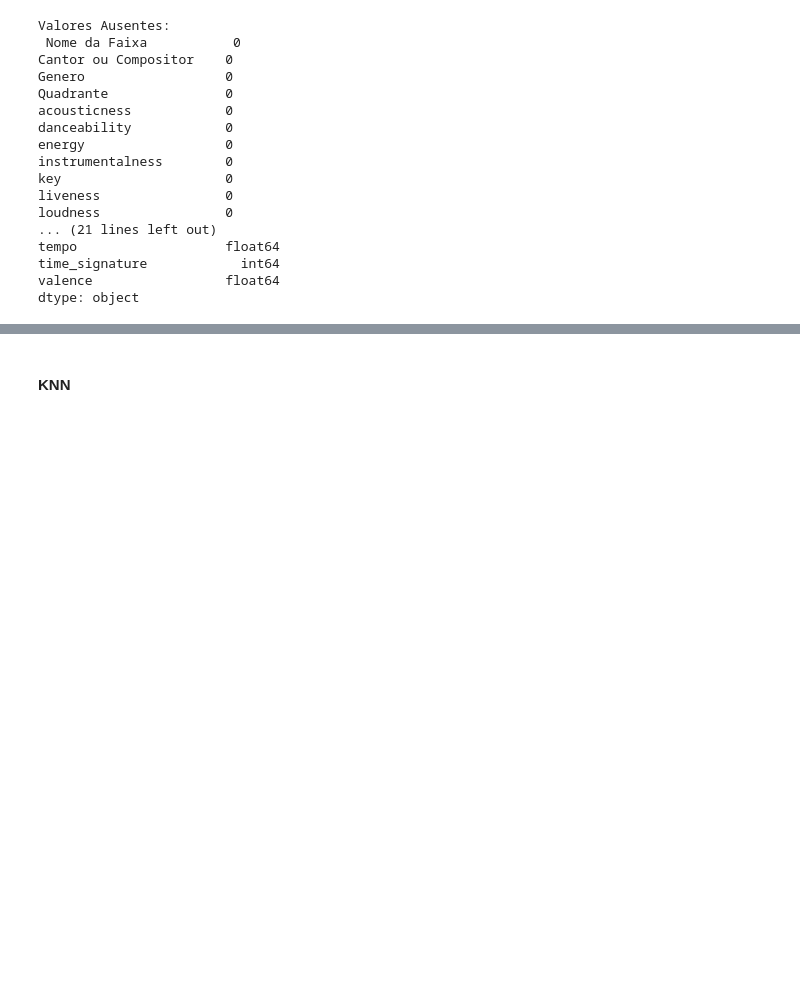
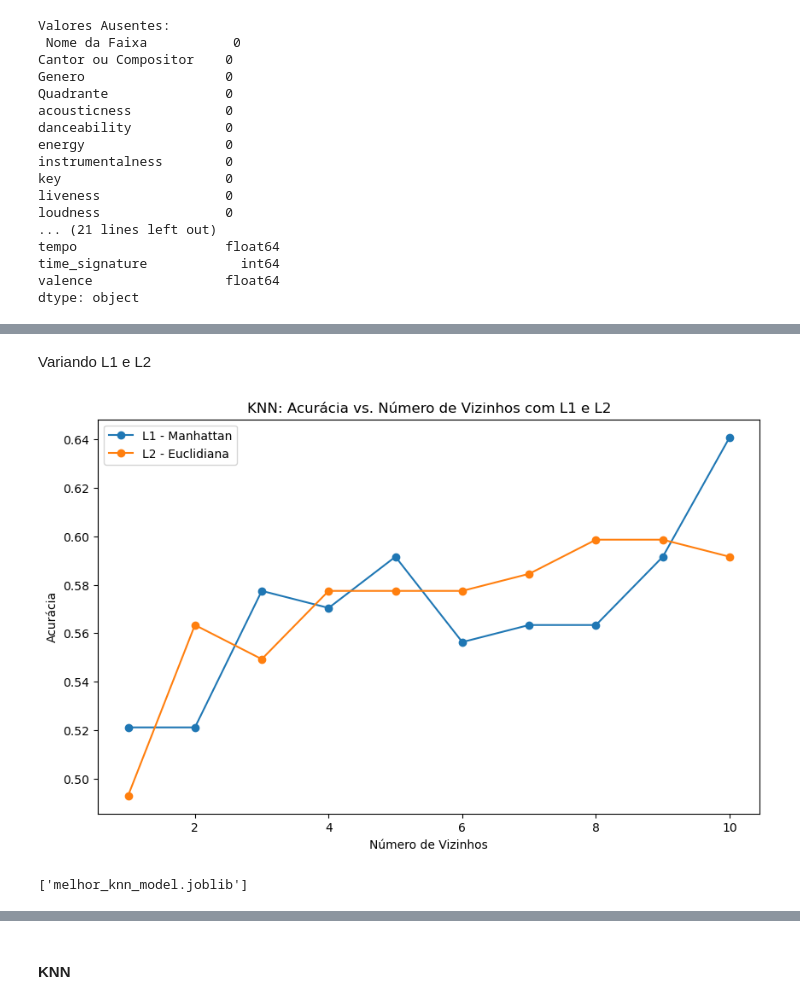
Before and after one commit to lubohen/eEDB-018, a Jupyter notebook: prj/CODES/SPOTIFY_API/DataPrep.ipynb, the cells around one changed output, grey strips where cells are left out. Saved outputs shown, nothing was run; the diff lists cells and outputs as text; code cells hidden in the pictures; blank space fills up the shorter version.

```diff
--- a/prj/CODES/SPOTIFY_API/DataPrep.ipynb
+++ b/prj/CODES/SPOTIFY_API/DataPrep.ipynb
@@ -58,0 +172,51 @@ X_train, X_test, y_train, y_test = train_test_split(X, y, test_size=0.2, random_
+# %% [markdown]
+Variando L1 e L2
+# %%
+from sklearn.neighbors import KNeighborsClassifier
+from sklearn.metrics import accuracy_score
+import matplotlib.pyplot as plt
+
+# Listas para armazenar os resultados
+neighbors_settings = range(1, 11)  # Testar de 1 a 10 vizinhos
+accuracy_scores_l1 = []
+accuracy_scores_l2 = []
+
+# Loop para treinar e testar o KNN com diferentes números de vizinhos e distâncias L1 e L2
+for n_neighbors in neighbors_settings:
+
+    # KNN com distância L1 (Manhattan)
+    knn_l1 = KNeighborsClassifier(n_neighbors=n_neighbors, p=1)
+    knn_l1.fit(X_train, y_train)
+    y_pred_l1 = knn_l1.predict(X_test)
+    accuracy_scores_l1.append(accuracy_score(y_test, y_pred_l1))
+
+    # KNN com distância L2 (Euclidiana)
+    knn_l2 = KNeighborsClassifier(n_neighbors=n_neighbors, p=2)
+    knn_l2.fit(X_train, y_train)
+    y_pred_l2 = knn_l2.predict(X_test)
+    accuracy_scores_l2.append(accuracy_score(y_test, y_pred_l2))
+
+# Plotar os resultados
+plt.figure(figsize=(10, 6))
+plt.plot(neighbors_settings, accuracy_scores_l1, label='L1 - Manhattan', marker='o')
+plt.plot(neighbors_settings, accuracy_scores_l2, label='L2 - Euclidiana', marker='o')
+plt.title('KNN: Acurácia vs. Número de Vizinhos com L1 e L2')
+plt.xlabel('Número de Vizinhos')
+plt.ylabel('Acurácia')
+plt.legend()
+plt.show()
+# %% [output]
+[figure, added]
+# %%
+# Considerando que o melhor modelo é um Manhattan com 10 vizinhos, vamos exportá-lo
+
+import joblib
+
+melhor_knn_model = KNeighborsClassifier(n_neighbors=10, p=1)
+melhor_knn_model.fit(X_train, y_train)
+
+# Salvar o modelo
+
+joblib.dump(melhor_knn_model, 'melhor_knn_model.joblib')
+# %% [output]
+['melhor_knn_model.joblib']
```
Also changed, not shown: parts of 17 cells of this notebook, 17 other files.
